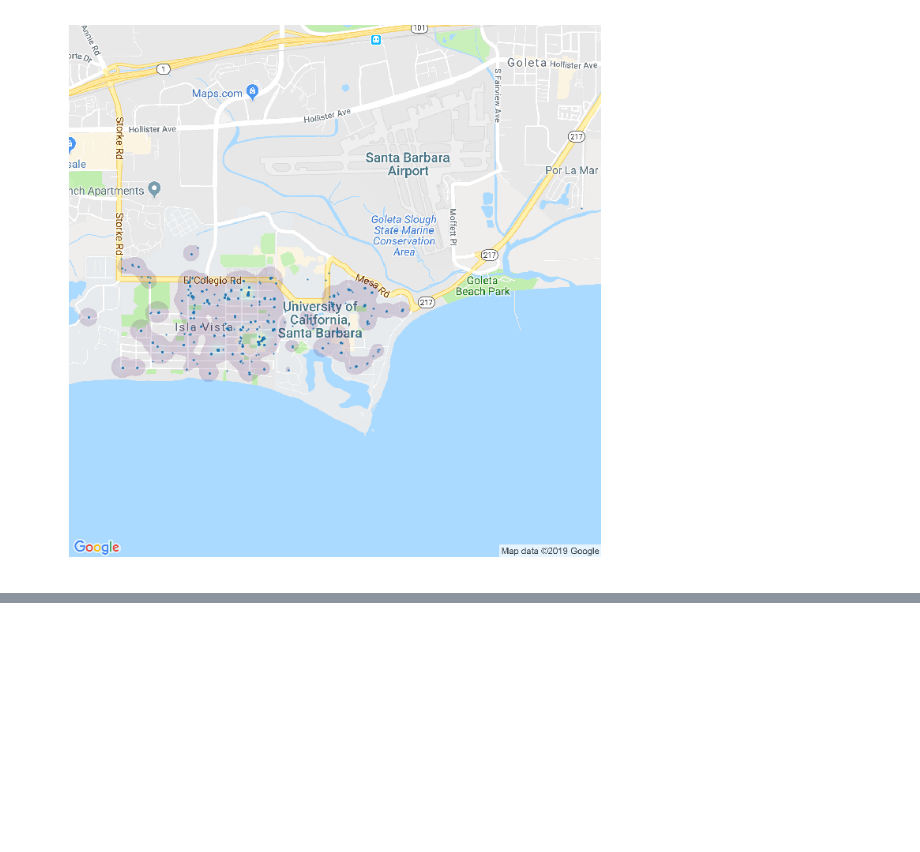
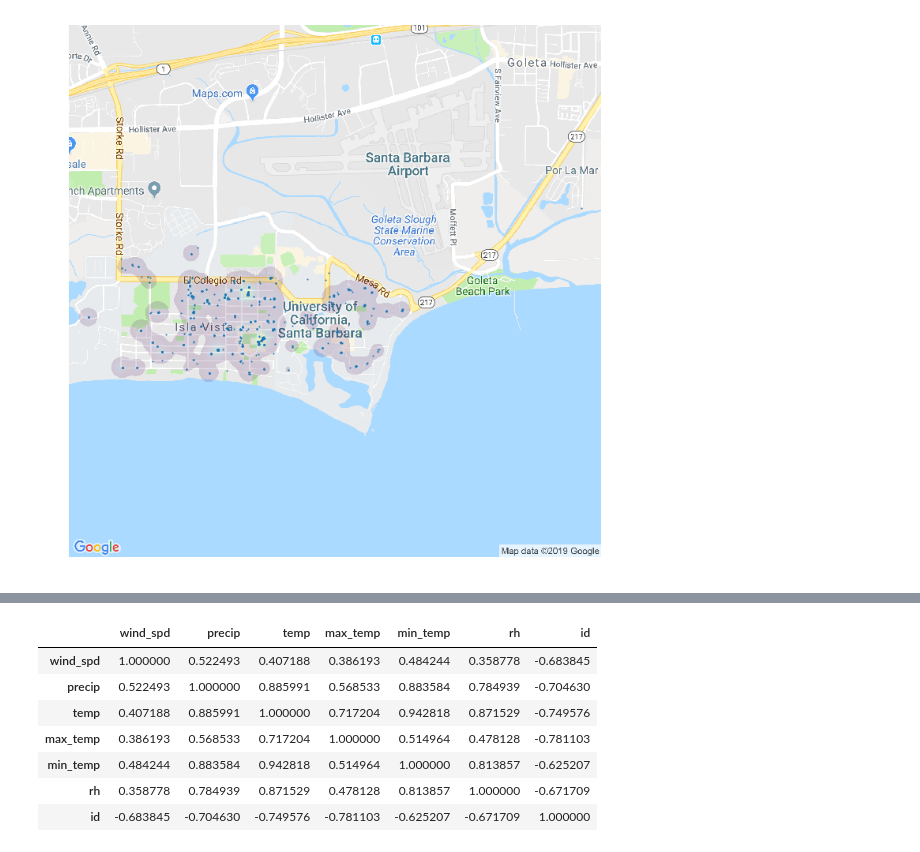
Before and after one commit to brandonapon/birdwatcher, a Jupyter notebook: Data Analysis.ipynb, the cells around one changed output, grey strips where cells are left out. Saved outputs shown, nothing was run; the diff lists cells and outputs as text; code cells hidden in the pictures; blank space fills up the shorter version.

```diff
--- a/Data Analysis.ipynb
+++ b/Data Analysis.ipynb
@@ -67,0 +112,11 @@ week_day_df.plot(kind='bar',figsize=(10,5))
+# %%
+filtered_data.corr()
+# %% [output]
+|  | wind_spd | precip | temp | max_temp | min_temp | rh | id |
+| wind_spd | 1.000000 | 0.522493 | 0.407188 | 0.386193 | 0.484244 | 0.358778 | -0.683845 |
+| precip | 0.522493 | 1.000000 | 0.885991 | 0.568533 | 0.883584 | 0.784939 | -0.704630 |
+| temp | 0.407188 | 0.885991 | 1.000000 | 0.717204 | 0.942818 | 0.871529 | -0.749576 |
+| max_temp | 0.386193 | 0.568533 | 0.717204 | 1.000000 | 0.514964 | 0.478128 | -0.781103 |
+| min_temp | 0.484244 | 0.883584 | 0.942818 | 0.514964 | 1.000000 | 0.813857 | -0.625207 |
+| rh | 0.358778 | 0.784939 | 0.871529 | 0.478128 | 0.813857 | 1.000000 | -0.671709 |
+| id | -0.683845 | -0.704630 | -0.749576 | -0.781103 | -0.625207 | -0.671709 | 1.000000 |
```
Also changed, not shown: parts of 12 cells of this notebook.
